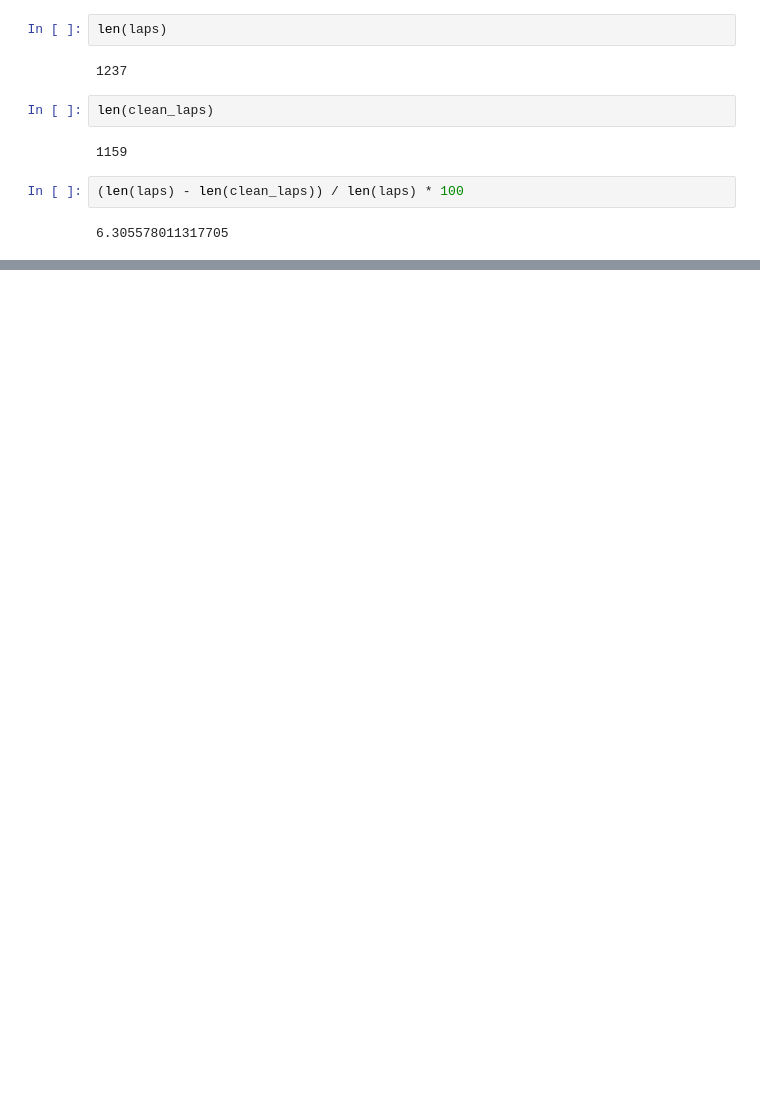
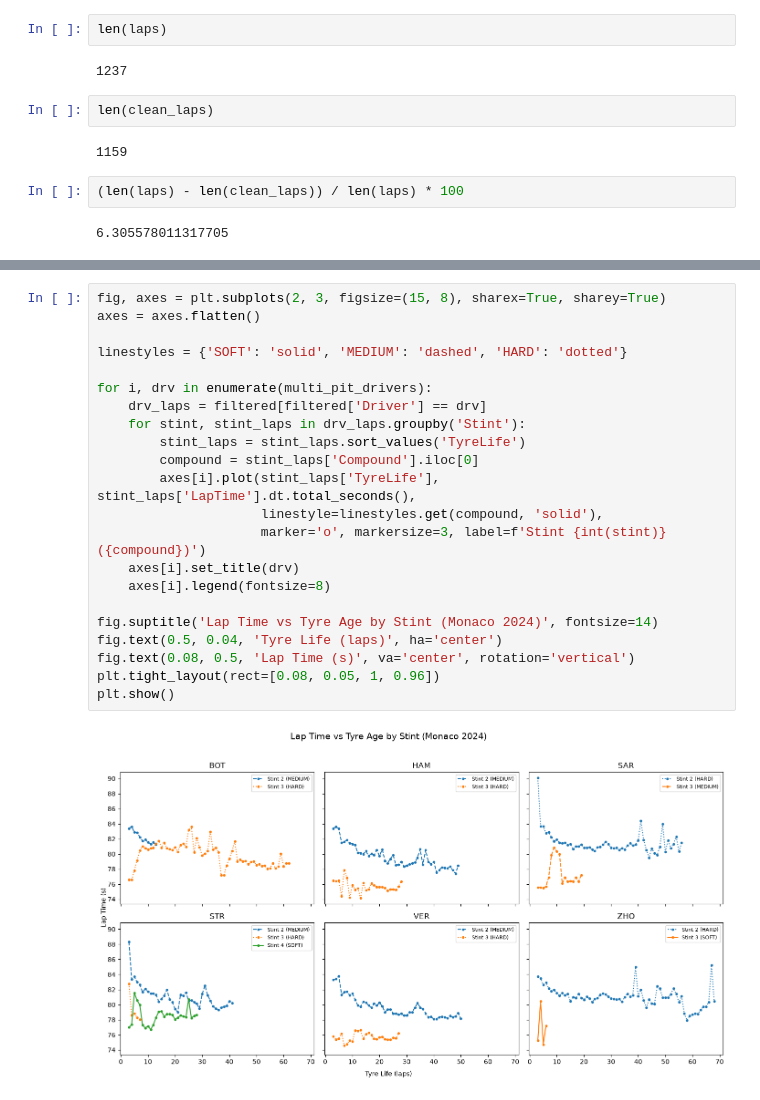
Before and after one commit to bhavika-vk/f1-strategy-analyzer, a Jupyter notebook: notebooks/data_exploration.ipynb, the cells around one changed output, grey strips where cells are left out. Saved outputs shown, nothing was run; the diff lists cells and outputs as text; blank space fills up the shorter version.

```diff
--- a/notebooks/data_exploration.ipynb
+++ b/notebooks/data_exploration.ipynb
@@ -329,0 +352,24 @@ len(clean_laps)
+# %%
+fig, axes = plt.subplots(2, 3, figsize=(15, 8), sharex=True, sharey=True)
+axes = axes.flatten()
+
+linestyles = {'SOFT': 'solid', 'MEDIUM': 'dashed', 'HARD': 'dotted'}
+
+for i, drv in enumerate(multi_pit_drivers):
+    drv_laps = filtered[filtered['Driver'] == drv]
+    for stint, stint_laps in drv_laps.groupby('Stint'):
+        stint_laps = stint_laps.sort_values('TyreLife')
+        compound = stint_laps['Compound'].iloc[0]
+        axes[i].plot(stint_laps['TyreLife'], stint_laps['LapTime'].dt.total_seconds(),
+                     linestyle=linestyles.get(compound, 'solid'),
+                     marker='o', markersize=3, label=f'Stint {int(stint)} ({compound})')
+    axes[i].set_title(drv)
+    axes[i].legend(fontsize=8)
+
+fig.suptitle('Lap Time vs Tyre Age by Stint (Monaco 2024)', fontsize=14)
+fig.text(0.5, 0.04, 'Tyre Life (laps)', ha='center')
+fig.text(0.08, 0.5, 'Lap Time (s)', va='center', rotation='vertical')
+plt.tight_layout(rect=[0.08, 0.05, 1, 0.96])
+plt.show()
+# %% [output]
+[figure, added]
```
Also changed, not shown: parts of 5 cells of this notebook, 1 other file.
